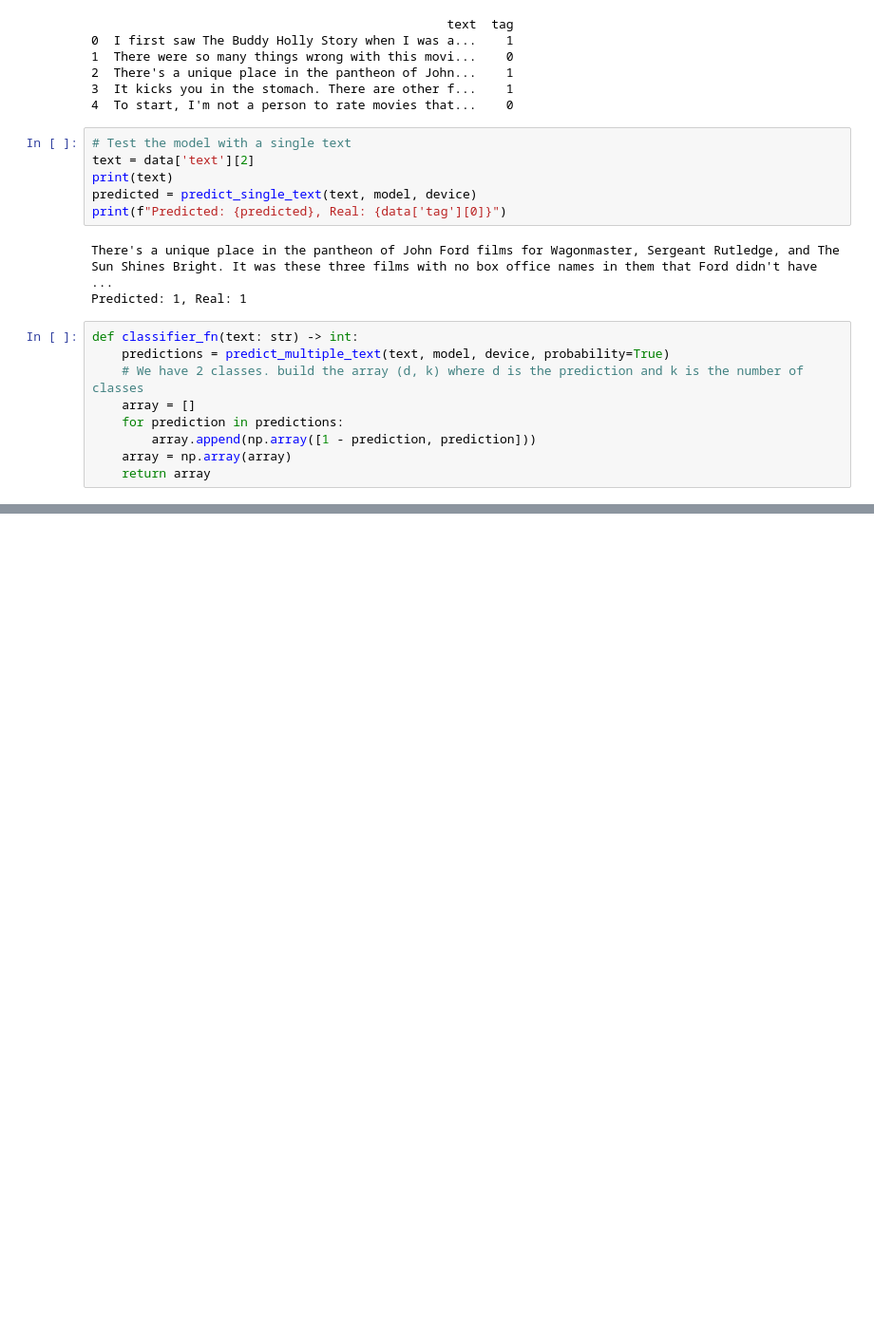
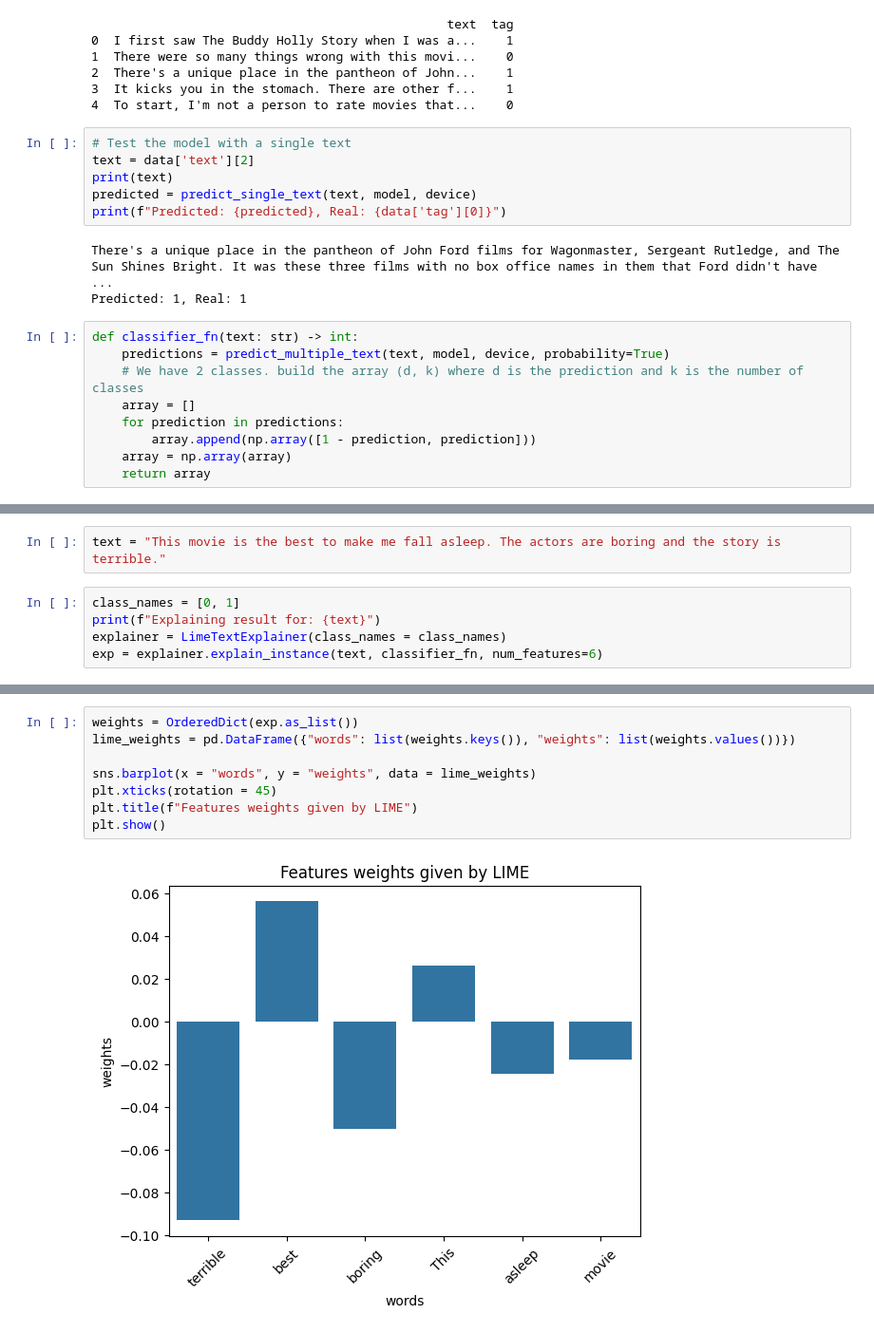
Before and after one commit to AsterisCrack/rnn_explainability, a Jupyter notebook: src/AgnosticModels/lime.ipynb, the cells around one changed output, grey strips where cells are left out. Shown at 95% size. Drawn from its saved outputs; the diff is of its cells as text; blank space fills up the shorter version.

```diff
--- a/src/AgnosticModels/lime.ipynb
+++ b/src/AgnosticModels/lime.ipynb
@@ -137,0 +122,7 @@ plt.show()
+# %%
+text = "This movie is the best to make me fall asleep. The actors are boring and the story is terrible."
+# %%
+class_names = [0, 1]
+print(f"Explaining result for: {text}")
+explainer = LimeTextExplainer(class_names = class_names)
+exp = explainer.explain_instance(text, classifier_fn, num_features=6)
@@ -137,0 +145,10 @@ plt.show()
+# %%
+weights = OrderedDict(exp.as_list())
+lime_weights = pd.DataFrame({"words": list(weights.keys()), "weights": list(weights.values())})
+
+sns.barplot(x = "words", y = "weights", data = lime_weights)
+plt.xticks(rotation = 45)
+plt.title(f"Features weights given by LIME")
+plt.show()
+# %% [output]
+[figure, added]
```
Also changed, not shown: parts of 6 cells of this notebook, 3 other files.
